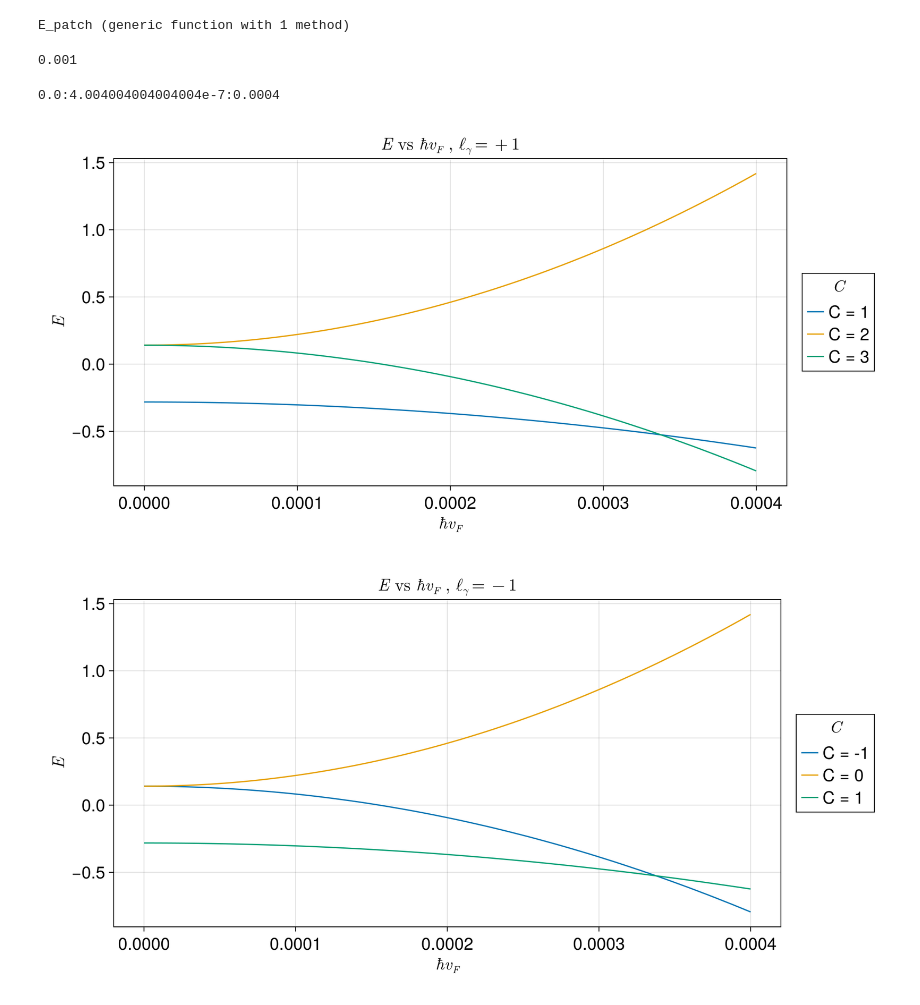
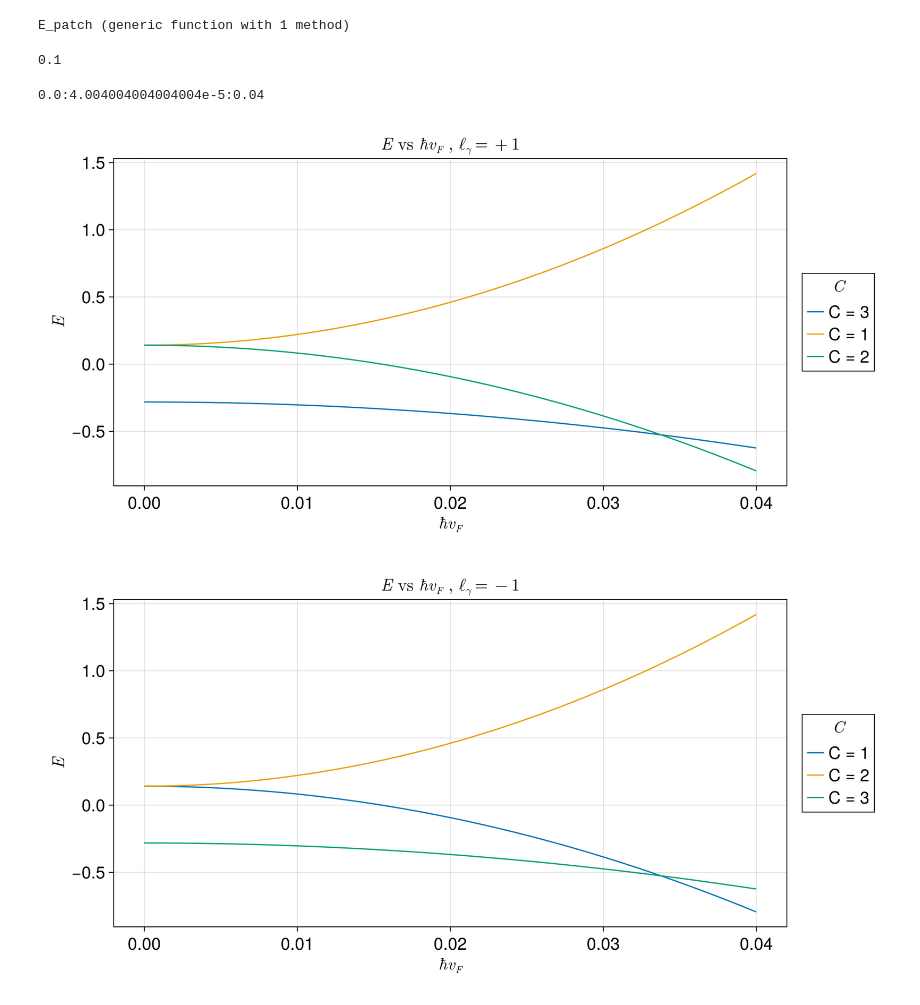
Before and after one commit to aviVadali/Summer2024, a Jupyter notebook: 3D_TI_SCHF.ipynb, the cells around one changed output. Cells and saved outputs as stored; diff of their text form; code cells hidden in the pictures.

```diff
--- a/3D_TI_SCHF.ipynb
+++ b/3D_TI_SCHF.ipynb
@@ -248,14 +271,14 @@ hbar = 1
 # contact interaction
 Vk = 1
 Vg = 1/sqrt(3)
-m = 0.001 # Dirac mass
+m = 0.1 # Dirac mass
 # %% [output]
-0.001
+0.1
 # %%
 samps = 1000
-vF_list = range(0, 0.0004, samps)
+vF_list = range(0, 0.04, samps)
 # %% [output]
-0.0:4.004004004004004e-7:0.0004
+0.0:4.004004004004004e-5:0.04
 # %%
 # energies (l_gamma, C0, samples)
 energies = Array{Float64}(undef, 2, 3, samps)
@@ -277,26 +300,26 @@ title = L"E \ \text{vs} \ \hbar v_F \ , \ \ell_\gamma = +1",
 xlabel = L"\hbar v_F", ylabel = L"E")
 for i in 1:3
     lines!(ax, vF_list, energies[2, i, :],
-    label = "C = "*string(i - 1 + l_gam % 3))
+    label = "C = "*string(mod1(i - 1 + l_gam + 2, 3)))
 end
 P[1, 2] = Legend(P, ax, L"C",
 framevisible = true)
 P
 # %% [output]
-[figure, old version]
+[figure, new version]
 # %%
 # Freeze into l_gamma = -1
 l_gam = -1
 P = Figure(size=(1000, 500), fontsize=20)
 ax = Axis(P[1, 1],
 title = L"E \ \text{vs} \ \hbar v_F \ , \ \ell_\gamma = -1",
 xlabel = L"\hbar v_F", ylabel = L"E")
 for i in 1:3
     lines!(ax, vF_list, energies[1, i, :],
-    label = "C = "*string(i - 1 + l_gam % 3))
+    label = "C = "*string(mod1(i - 1 + l_gam + 2, 3)))
 end
 P[1, 2] = Legend(P, ax, L"C",
 framevisible = true)
 P
 # %% [output]
-[figure, old version]
+[figure, new version]
```
Also changed, not shown: parts of 2 cells of this notebook, 2 other files.
